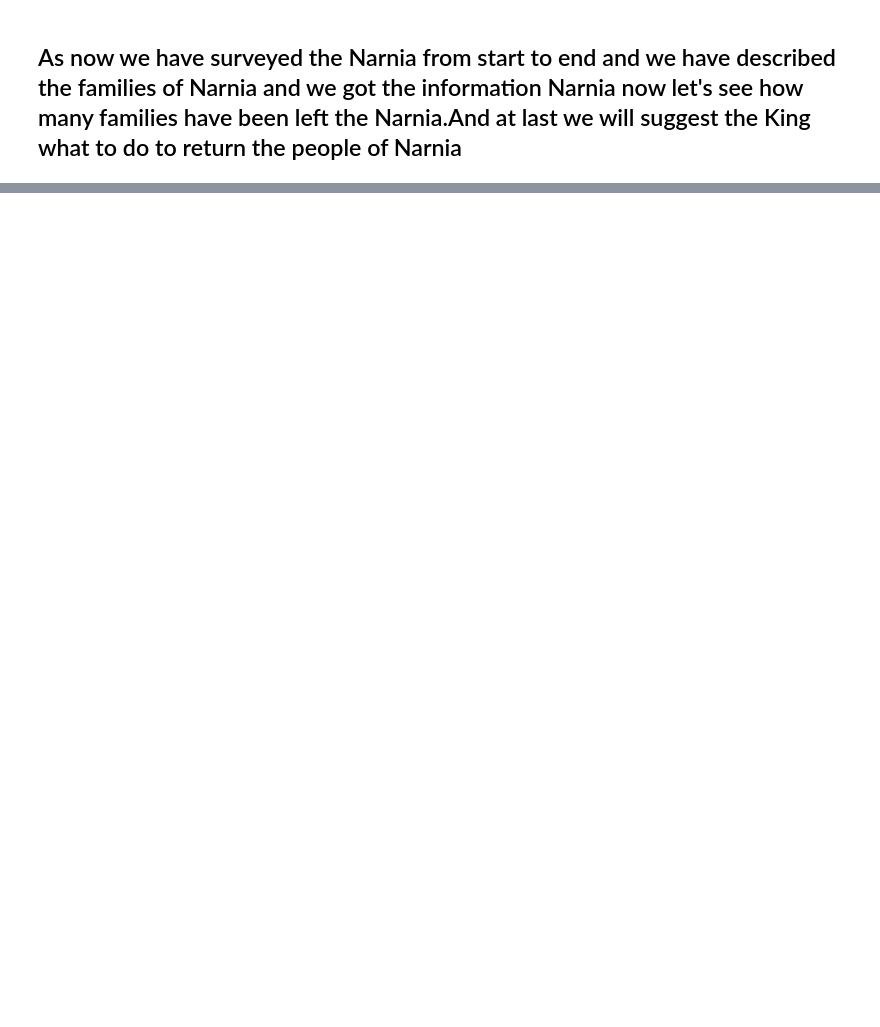
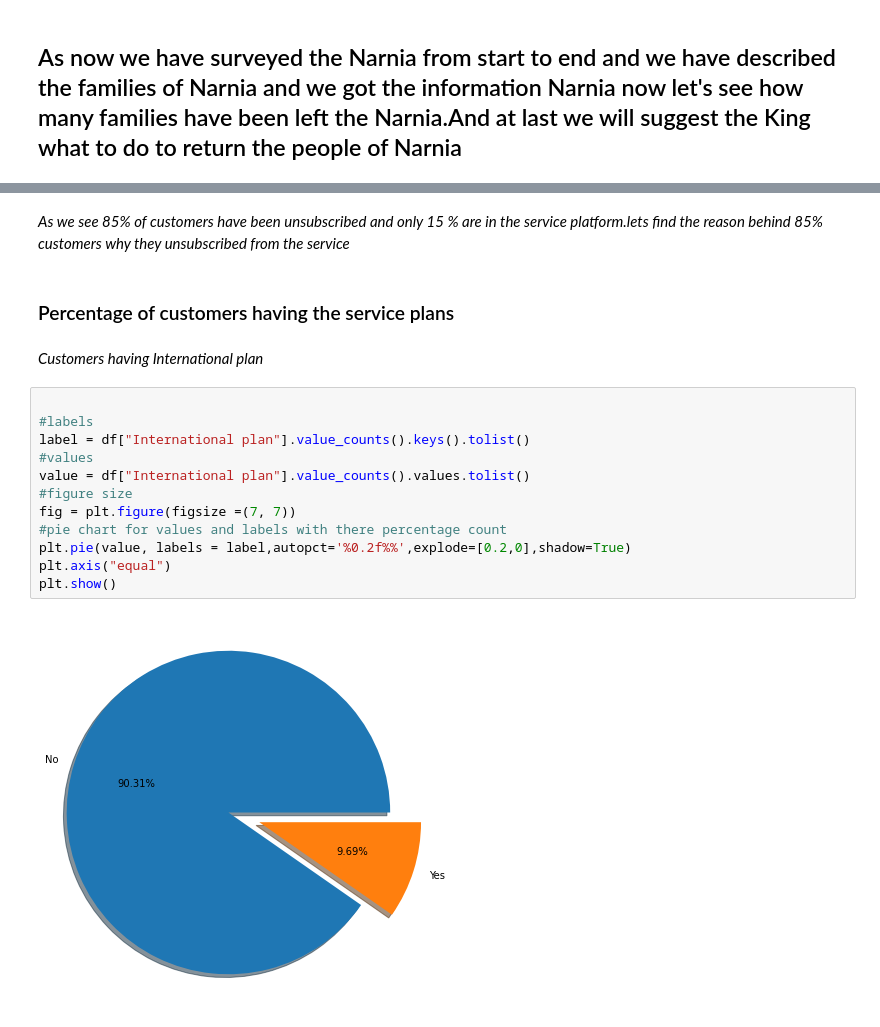
Before and after one commit to juned3786/Telecom-Churn-Analysis-, a Jupyter notebook: Telecom_Churn_Analysis_Capstone_Project.ipynb, the cells around one changed output, grey strips where cells are left out. Cells and saved outputs as stored; diff of their text form; blank space fills up the shorter version.

```diff
--- a/Telecom_Churn_Analysis_Capstone_Project.ipynb
+++ b/Telecom_Churn_Analysis_Capstone_Project.ipynb
@@ -134,0 +162,20 @@ values
+# %% [markdown]
+*As we see 85% of customers have been unsubscribed and only 15 % are in the service platform.lets find the reason behind 85% customers why they unsubscribed from the service*
+# %% [markdown]
+### Percentage of customers having the service plans
+# %% [markdown]
+*Customers having International plan*
+# %%
+
+#labels
+label = df["International plan"].value_counts().keys().tolist()
+#values
+value = df["International plan"].value_counts().values.tolist()
+#figure size
+fig = plt.figure(figsize =(7, 7))
+#pie chart for values and labels with there percentage count
+plt.pie(value, labels = label,autopct='%0.2f%%',explode=[0.2,0],shadow=True)
+plt.axis("equal")
+plt.show()
+# %% [output]
+[figure, added]
```
Also changed, not shown: parts of 6 cells of this notebook.
